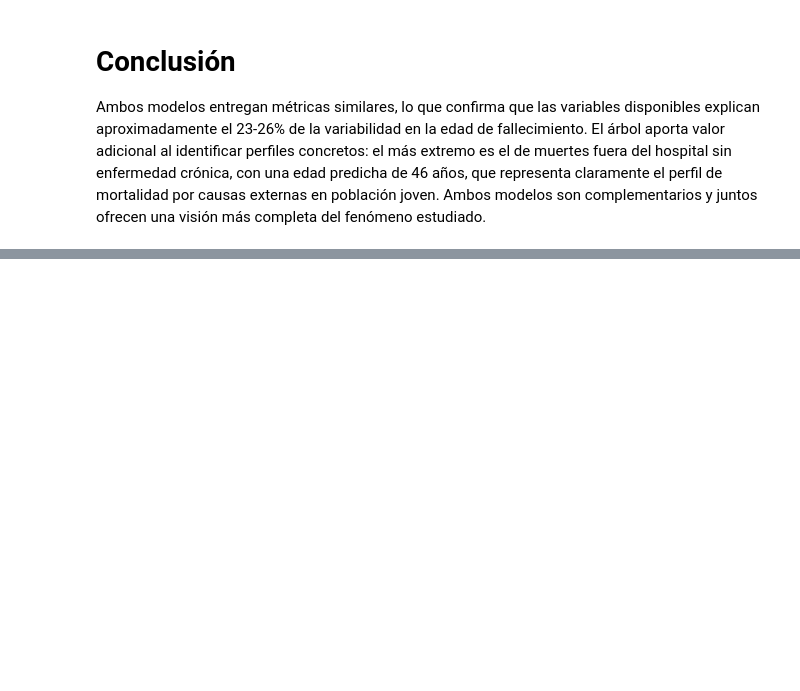
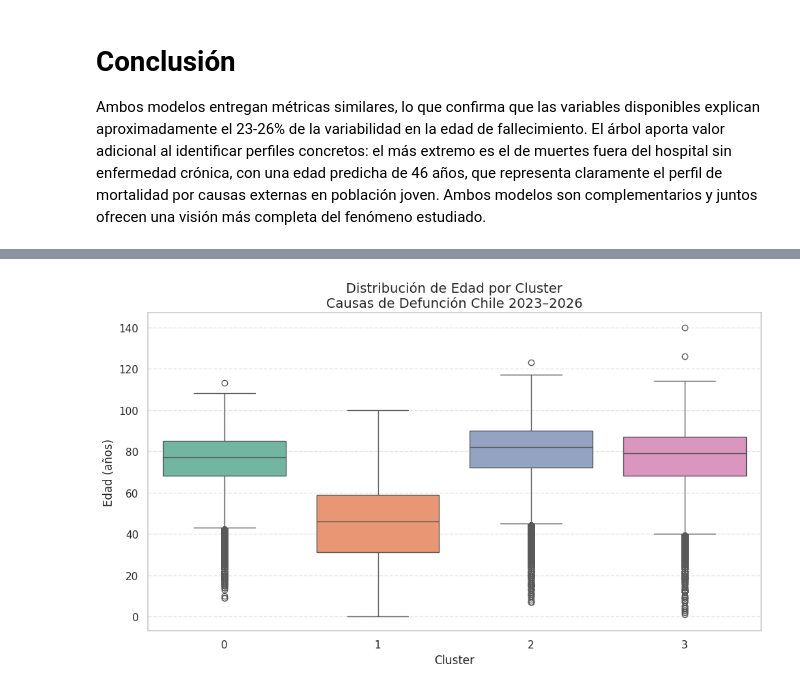
Before and after one commit to Emanuel2234/Causas_muerte_chile_2023_2026, a Jupyter notebook: Causas_de_Defunción_chile_2023_03_2026.ipynb, the cells around one changed output, grey strips where cells are left out. Cells and saved outputs as stored; diff of their text form; code cells hidden in the pictures; blank space fills up the shorter version.

```diff
--- a/Causas_de_Defunción_chile_2023_03_2026.ipynb
+++ b/Causas_de_Defunción_chile_2023_03_2026.ipynb
@@ -828,0 +1051,12 @@ Ambos modelos entregan métricas similares, lo que confirma que las variables di
+# %%
+plt.figure(figsize=(10, 6))
+sns.boxplot(data=cluster_df, x='Cluster', y='EDAD', palette='Set2',
+            order=sorted(cluster_df['Cluster'].unique()))
+plt.title('Distribución de Edad por Cluster\nCausas de Defunción Chile 2023–2026', fontsize=14)
+plt.xlabel('Cluster')
+plt.ylabel('Edad (años)')
+plt.grid(axis='y', linestyle='--', alpha=0.5)
+plt.tight_layout()
+plt.show()
+# %% [output]
+[figure, added]
```
Also changed, not shown: parts of 36 cells of this notebook.
